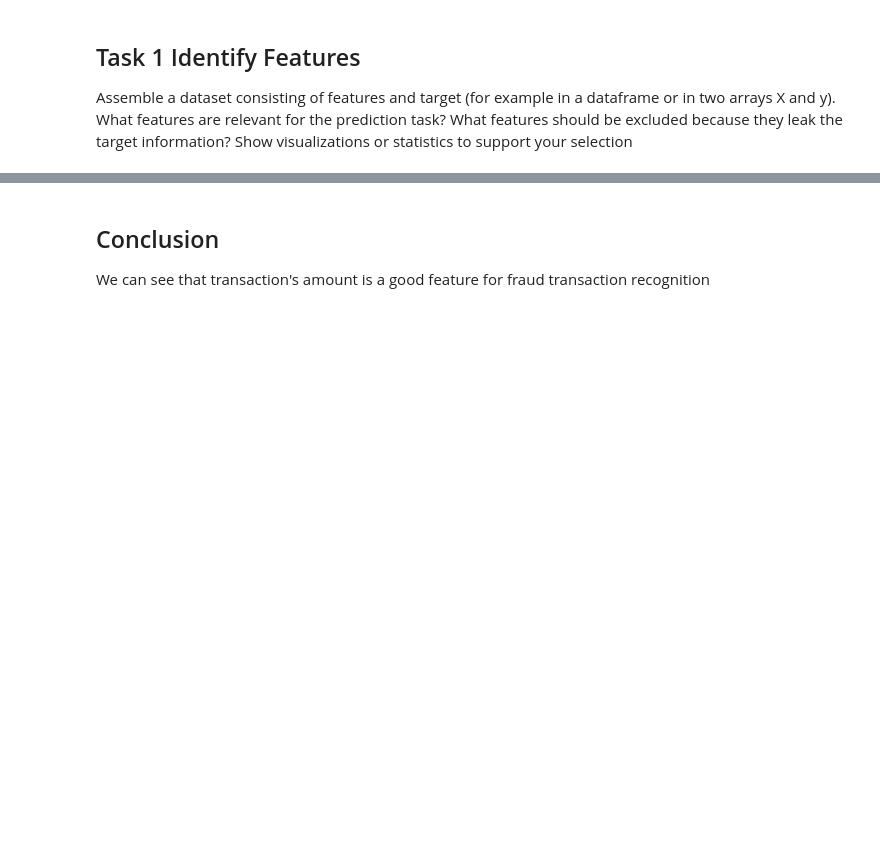
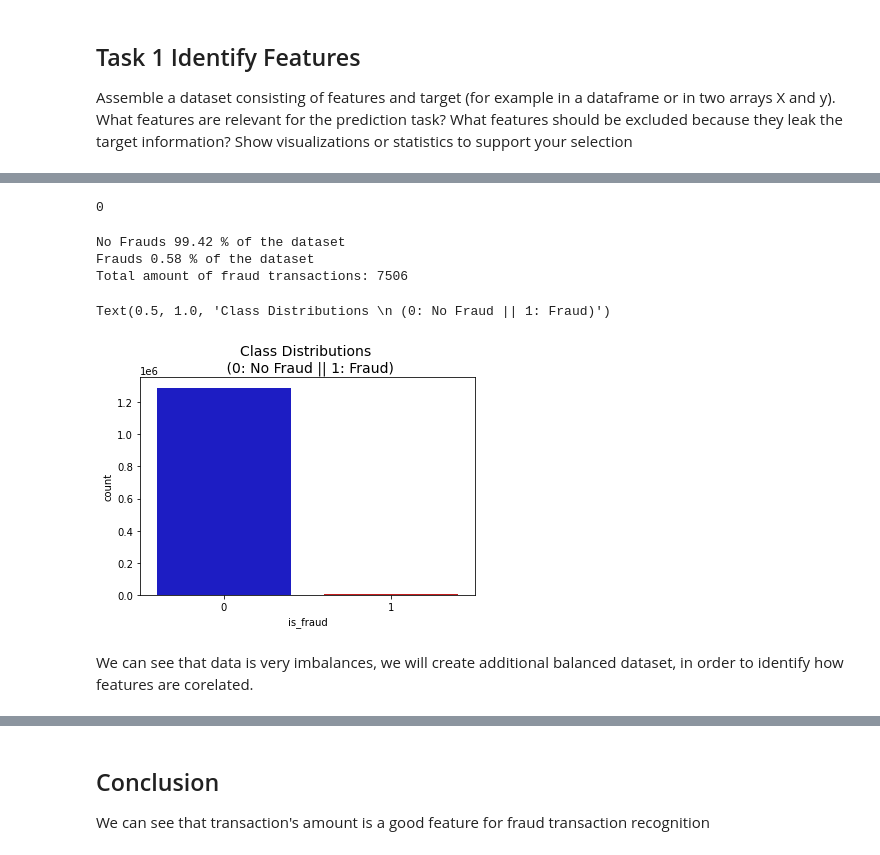
Before and after one commit to sashaaKr/master-of-science, a Jupyter notebook: semester_2/Advanced_Topics_in_Machine_Learning/assignment_2/Advanced Machine Learning_sasha - HW #2.ipynb, the cells around one changed output, grey strips where cells are left out. Cells and saved outputs as stored; diff of their text form; code cells hidden in the pictures; blank space fills up the shorter version.

```diff
--- a/semester_2/Advanced_Topics_in_Machine_Learning/assignment_2/Advanced Machine Learning_sasha - HW #2.ipynb
+++ b/semester_2/Advanced_Topics_in_Machine_Learning/assignment_2/Advanced Machine Learning_sasha - HW #2.ipynb
@@ -399,0 +433,25 @@ full_test_df = pd.read_csv("fraudTest.csv")
+# %%
+full_train_df.isnull().sum().max()
+# %% [output]
+0
+# %%
+fraud_col = full_train_df['is_fraud']
+
+AMOUNT_OF_FRAUD = fraud_col.value_counts()[1]
+print('No Frauds', round(fraud_col.value_counts()[0]/len(fraud_col) * 100,2), '% of the dataset')
+print('Frauds', round(fraud_col.value_counts()[1]/len(fraud_col) * 100,2), '% of the dataset')
+print('Total amount of fraud transactions:', AMOUNT_OF_FRAUD)
+# %% [output]
+No Frauds 99.42 % of the dataset
+Frauds 0.58 % of the dataset
+Total amount of fraud transactions: 7506
+# %%
+colors = ["#0101DF", "#DF0101"]
+
+sns.countplot('is_fraud', data=full_train_df, palette=colors)
+plt.title('Class Distributions \n (0: No Fraud || 1: Fraud)', fontsize=14)
+# %% [output]
+Text(0.5, 1.0, 'Class Distributions \n (0: No Fraud || 1: Fraud)')
+[figure, added]
+# %% [markdown]
+We can see that data is very imbalances, we will create additional balanced dataset, in order to identify how features are corelated.
```
Also changed, not shown: parts of 12 cells of this notebook.
